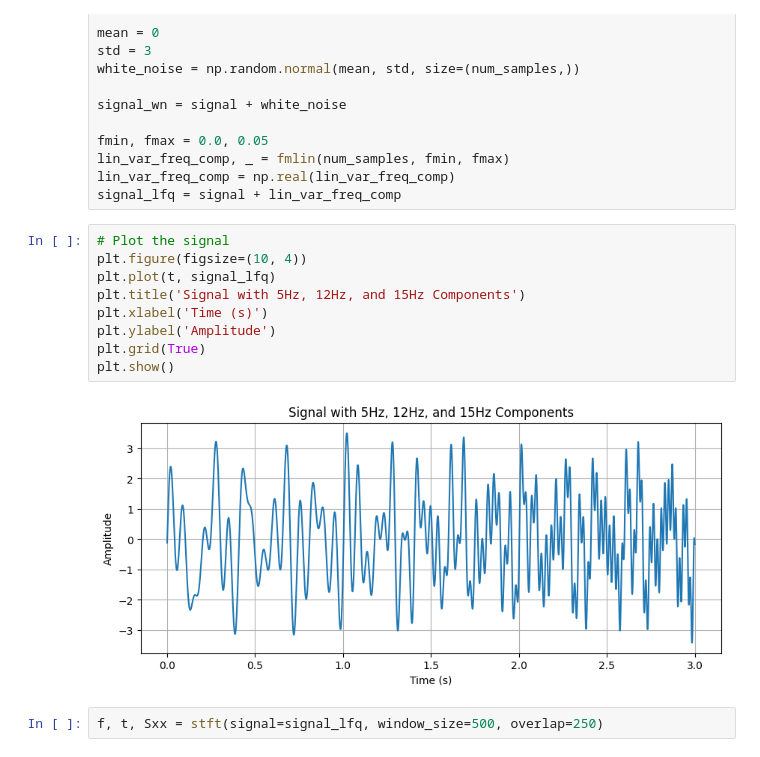
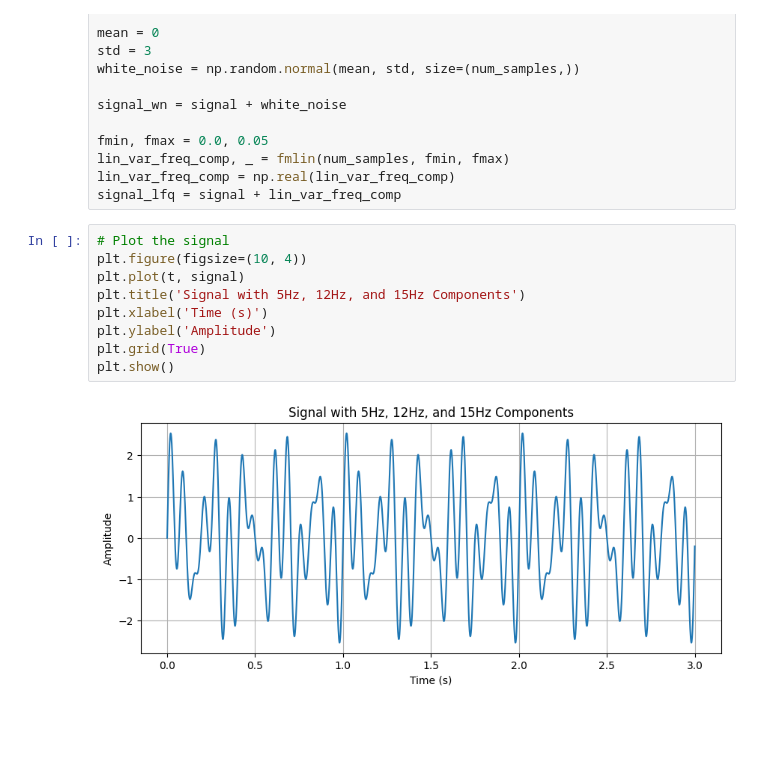
Before and after one commit to sunnivaf/TTK7-project1, a Jupyter notebook: playground.ipynb, the cells around one changed output. Cells and saved outputs as stored; diff of their text form; blank space fills up the shorter version.

```diff
--- a/playground.ipynb
+++ b/playground.ipynb
@@ -35,13 +35,11 @@ signal_lfq = signal + lin_var_freq_comp
 # %%
 # Plot the signal
 plt.figure(figsize=(10, 4))
-plt.plot(t, signal_lfq)
+plt.plot(t, signal)
 plt.title('Signal with 5Hz, 12Hz, and 15Hz Components')
 plt.xlabel('Time (s)')
 plt.ylabel('Amplitude')
 plt.grid(True)
 plt.show()
 # %% [output]
-[figure, old version]
+[figure, new version]
-# %%
-f, t, Sxx = stft(signal=signal_lfq, window_size=500, overlap=250)
```
Also changed, not shown: parts of 2 cells of this notebook, 1 other file.
